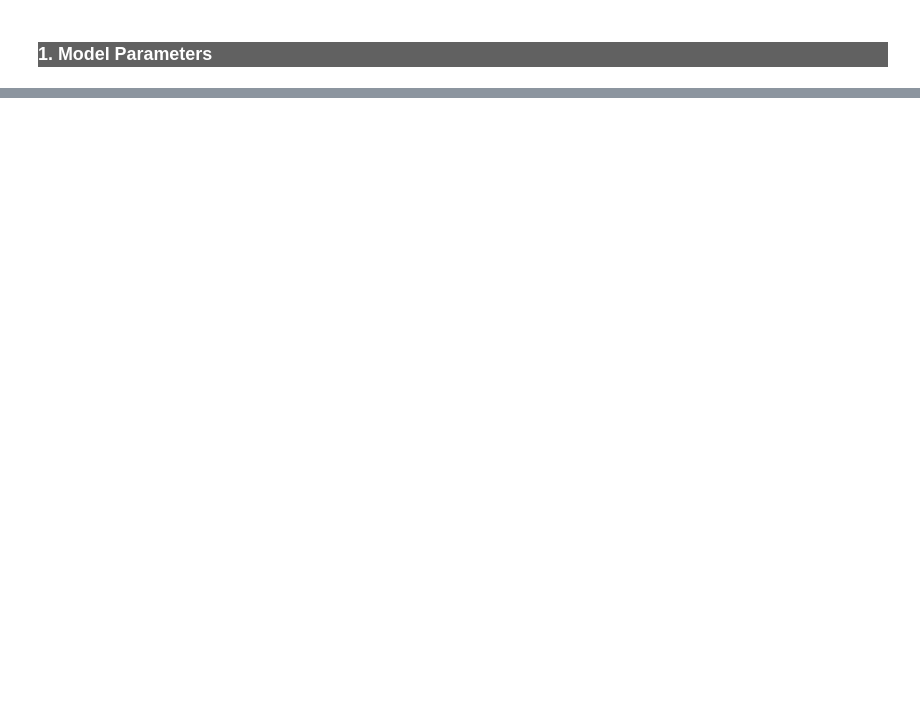
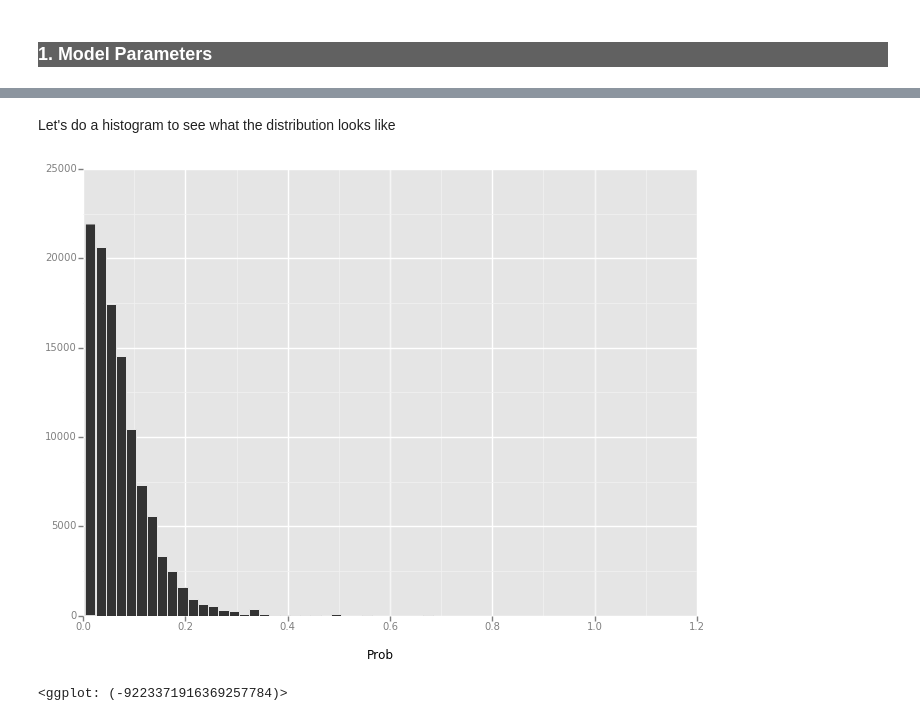
Before and after one commit to badrul1/EventPrediction, a Jupyter notebook: 5_mainmodel/2_NextPlayPrediction.ipynb, the cells around one changed output, grey strips where cells are left out. Cells and saved outputs as stored; diff of their text form; code cells hidden in the pictures; blank space fills up the shorter version.

```diff
--- a/5_mainmodel/2_NextPlayPrediction.ipynb
+++ b/5_mainmodel/2_NextPlayPrediction.ipynb
@@ -74,0 +84,26 @@ con.close()
+# %%
+con = sqlite3.connect(dbPath)
+con.row_factory = sqlite3.Row
+cursor = con.cursor()
+
+# Fetch the frequency of plays
+sqlStr = """Select userID, (strftime('%w',PlayedTimestamp)+1) || '-' || (strftime('%H',PlayedTimestamp))
+|| "-" || (cast(strftime('%M',PlayedTimestamp) / {} +1 as int)) as Period, count(*)
+as PlayCount from tblMain where MinsSincePrevPlay > {} group by userID, Period""".format(PeriodGranularity, MinsSincePrevPlay)
+
+df = pd.read_sql_query(sqlStr, con)
+
+# Fetch the total number of weeks each user has played music
+sqlStr = "Select userID, count(DISTINCT (strftime('%W',PlayedTimestamp)||strftime('%Y',PlayedTimestamp))) as TotalWks from tblMain group by userID"
+wks = pd.read_sql_query(sqlStr, con)
+con.close()
+
+# Calculate probability
+df['TotalPlays'] = df.groupby('UserID')['PlayCount'].transform(sum)
+df=df.set_index('UserID').join(wks.set_index('UserID'))
+df['Prob'] = df['PlayCount'] / df['TotalWks']
+df.reset_index(inplace=True)
+
+# Calculate the parameters to be used in the Beta distribution later
+meanvarDf= df.groupby('Period')['Prob'].mean().to_frame('mean')
+meanvarDf['var'] = df.groupby('Period')['Prob'].var()
@@ -74,0 +153,8 @@ con.close()
+# %% [markdown]
+Let's do a histogram to see what the distribution looks like
+# %%
+ggplot(aes(x='Prob'), data=df) + \
+    geom_histogram(binwidth=0.02)
+# %% [output]
+[figure, added]
+<ggplot: (-9223371916369257784)>
```
Also changed, not shown: parts of 29 cells of this notebook, 2 other files.
